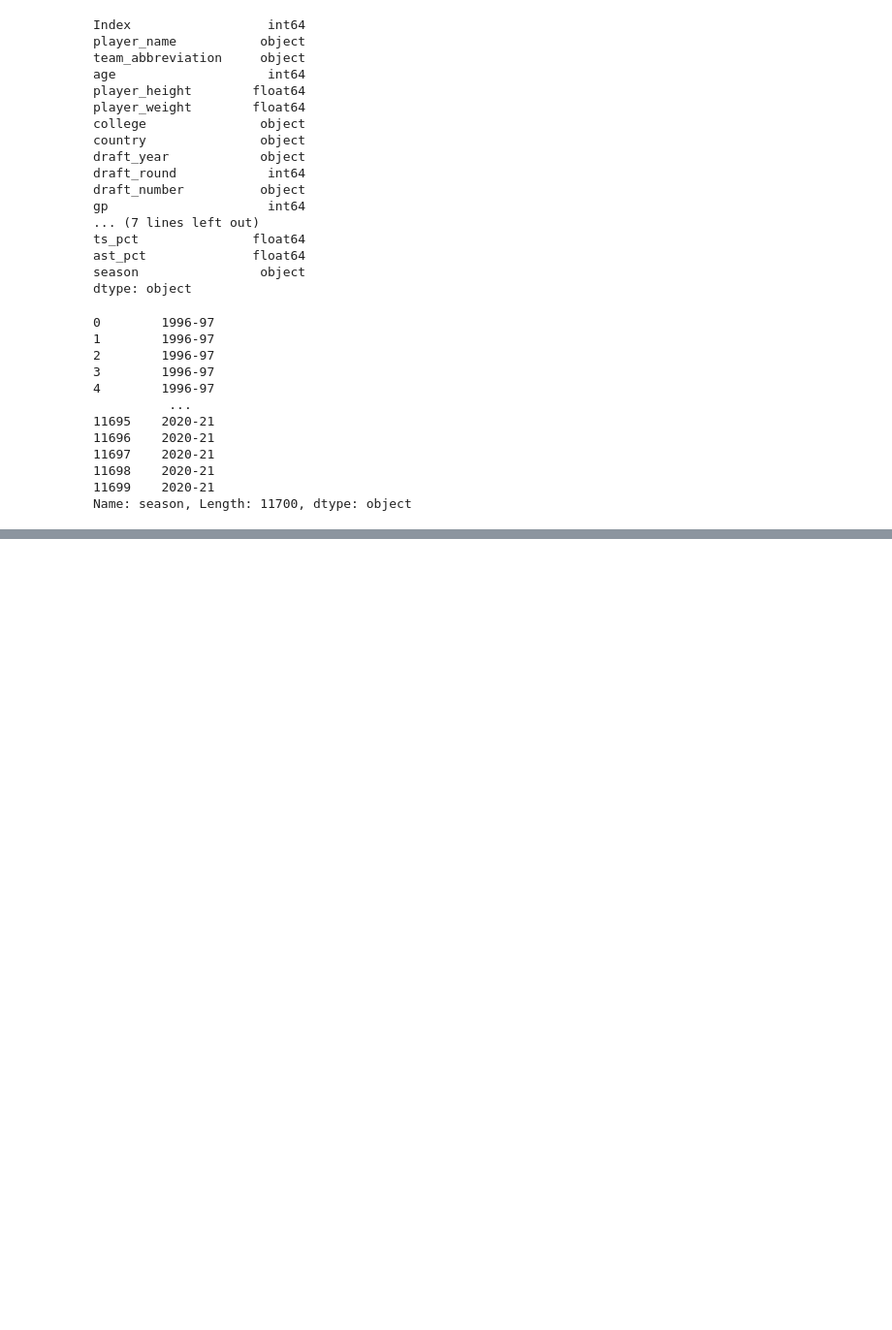
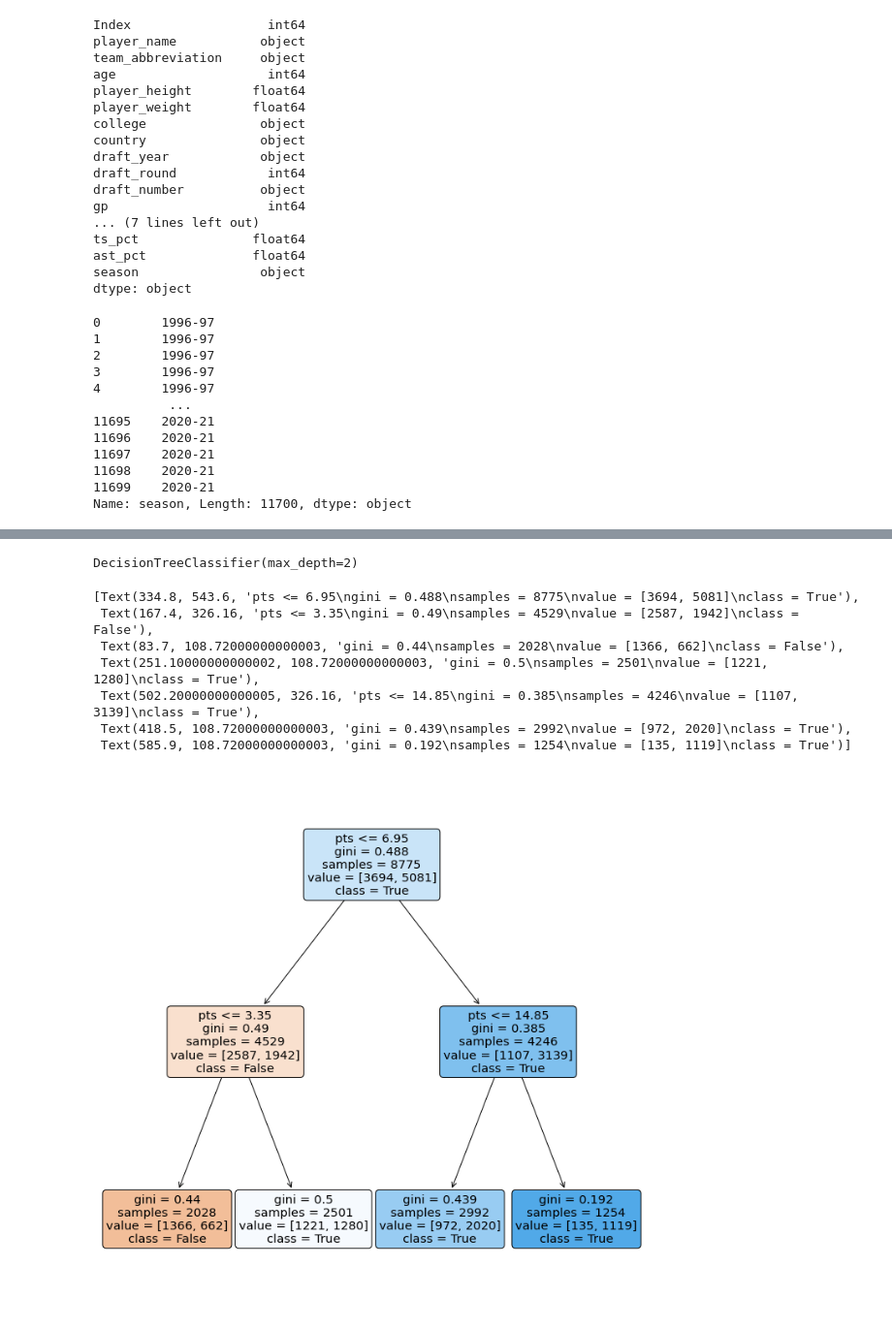
Before and after one commit to agkj/SC1015---NBA-Project, a Jupyter notebook: BestBois.ipynb, the cells around one changed output, grey strips where cells are left out. Shown at 97% size. Drawn from its saved outputs; the diff is of its cells as text; code cells hidden in the pictures; blank space fills up the shorter version.

```diff
--- a/BestBois.ipynb
+++ b/BestBois.ipynb
@@ -130,0 +167,25 @@ season               2020-21
+# %%
+from sklearn.tree import DecisionTreeClassifier
+
+# Decision Tree using Train Data
+dectree = DecisionTreeClassifier(max_depth = 2)  # create the decision tree object
+dectree.fit(X_train, y_train)                    # train the decision tree model
+# %% [output]
+DecisionTreeClassifier(max_depth=2)
+# %%
+from sklearn.tree import plot_tree
+import matplotlib.pyplot as plt
+
+f = plt.figure(figsize=(12,12))
+plot_tree(dectree, filled=True, rounded=True,
+          feature_names=X_train.columns,
+          class_names=["False","True"])
+# %% [output]
+[Text(334.8, 543.6, 'pts <= 6.95\ngini = 0.488\nsamples = 8775\nvalue = [3694, 5081]\nclass = True'),
+ Text(167.4, 326.16, 'pts <= 3.35\ngini = 0.49\nsamples = 4529\nvalue = [2587, 1942]\nclass = False'),
+ Text(83.7, 108.72000000000003, 'gini = 0.44\nsamples = 2028\nvalue = [1366, 662]\nclass = False'),
+ Text(251.10000000000002, 108.72000000000003, 'gini = 0.5\nsamples = 2501\nvalue = [1221, 1280]\nclass = True'),
+ Text(502.20000000000005, 326.16, 'pts <= 14.85\ngini = 0.385\nsamples = 4246\nvalue = [1107, 3139]\nclass = True'),
+ Text(418.5, 108.72000000000003, 'gini = 0.439\nsamples = 2992\nvalue = [972, 2020]\nclass = True'),
+ Text(585.9, 108.72000000000003, 'gini = 0.192\nsamples = 1254\nvalue = [135, 1119]\nclass = True')]
+[figure, added]
```
Also changed, not shown: parts of 14 cells of this notebook.
